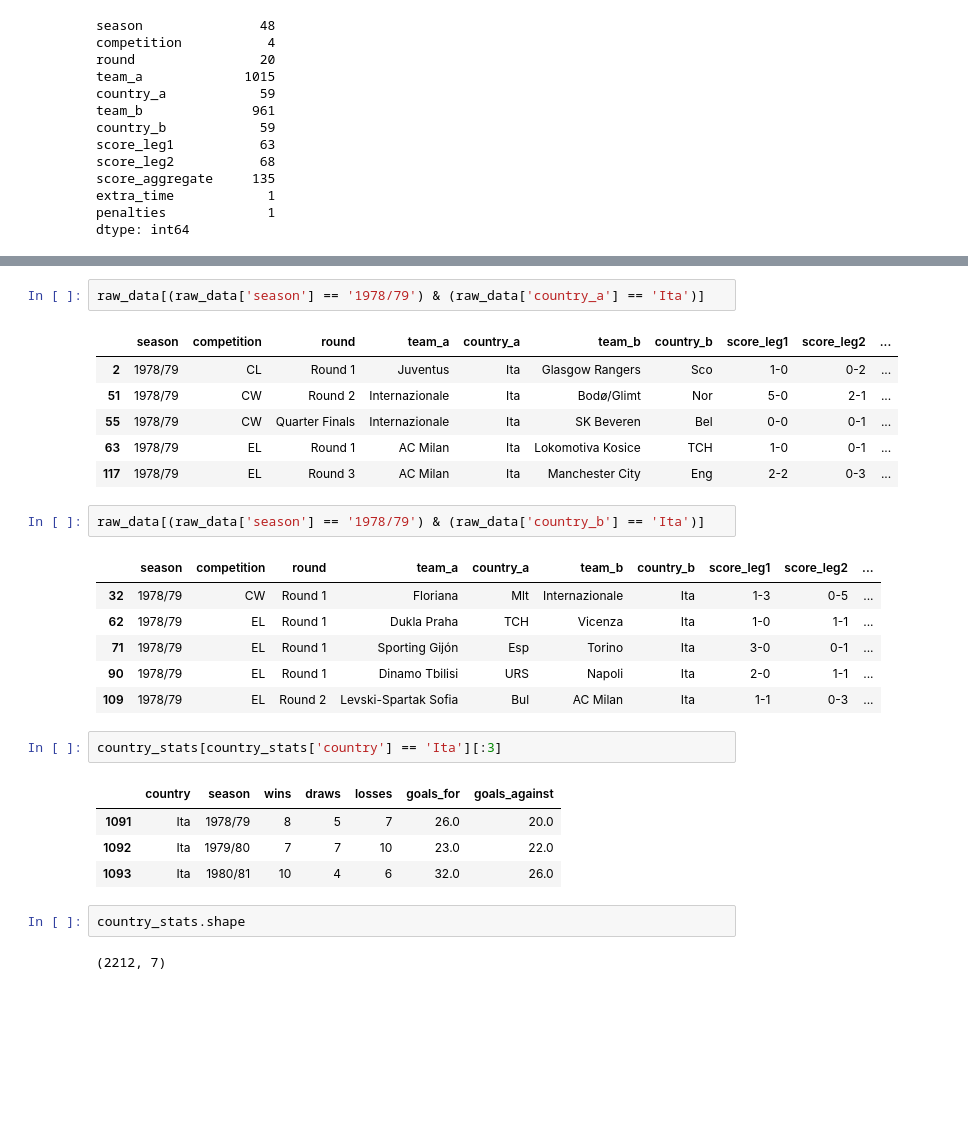
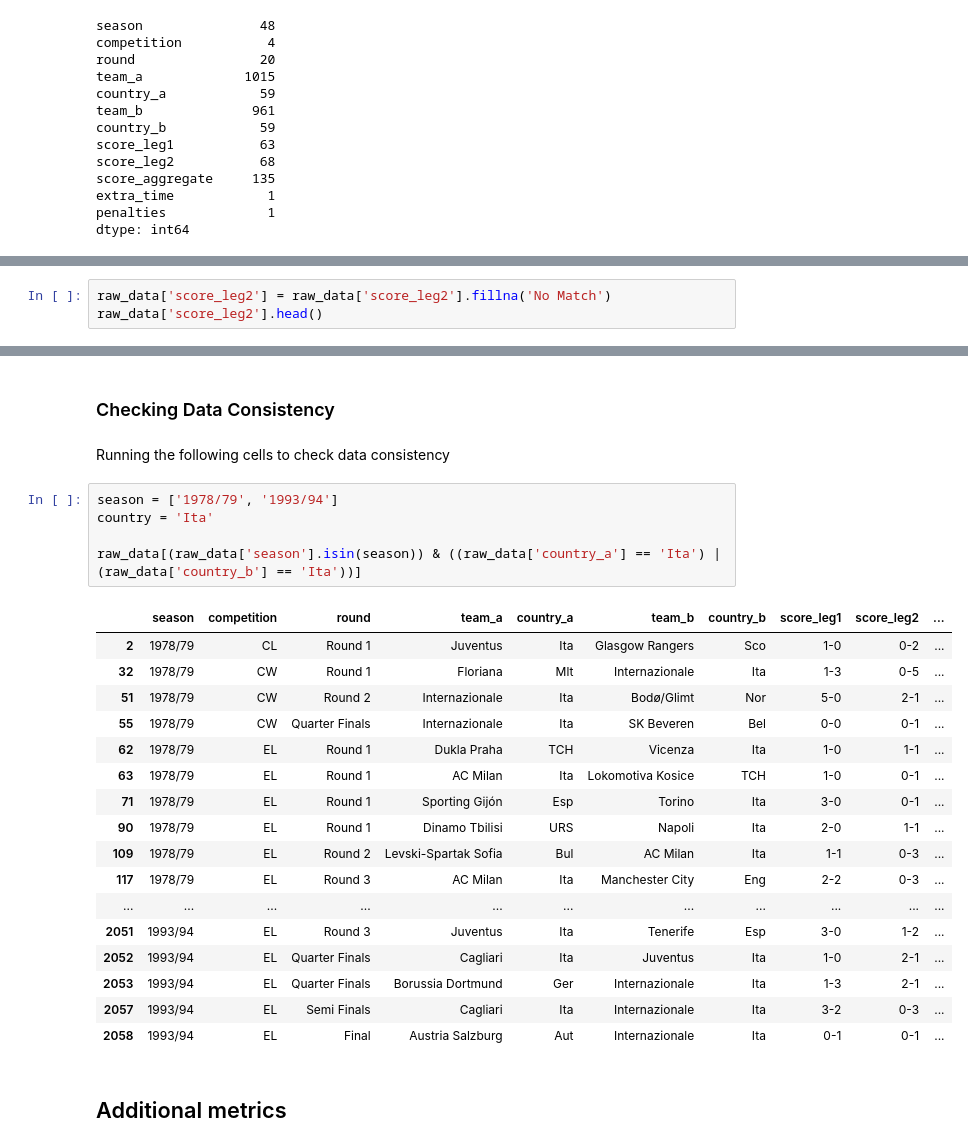
Before and after one commit to pacoraggio/Italian-Football-Clubs-Analysis, a Jupyter notebook: notebooks/data_wrangling.ipynb, the cells around one changed output, grey strips where cells are left out. Saved outputs shown, nothing was run; the diff lists cells and outputs as text; blank space fills up the shorter version.

Commit message:
first dataset with additional metrics

```diff
--- a/notebooks/data_wrangling.ipynb
+++ b/notebooks/data_wrangling.ipynb
@@ -101,0 +102,3 @@ raw_data[raw_data['team_a'] == 'Napoli']
+# %%
+raw_data['score_leg2'] = raw_data['score_leg2'].fillna('No Match')
+raw_data['score_leg2'].head()
@@ -197,29 +393,29 @@ country_stats.head()
+# %% [markdown]
+### Checking Data Consistency
+# %% [markdown]
+Running the following cells to check data consistency
 # %%
-raw_data[(raw_data['season'] == '1978/79') & (raw_data['country_a'] == 'Ita')]
+season = ['1978/79', '1993/94']
+country = 'Ita'
+
+raw_data[(raw_data['season'].isin(season)) & ((raw_data['country_a'] == 'Ita') | (raw_data['country_b'] == 'Ita'))]
 # %% [output]
 |  | season | competition | round | team_a | country_a | team_b | country_b | score_leg1 | score_leg2 | ... |
 | 2 | 1978/79 | CL | Round 1 | Juventus | Ita | Glasgow Rangers | Sco | 1-0 | 0-2 | ... |
+| 32 | 1978/79 | CW | Round 1 | Floriana | Mlt | Internazionale | Ita | 1-3 | 0-5 | ... |
 | 51 | 1978/79 | CW | Round 2 | Internazionale | Ita | Bodø/Glimt | Nor | 5-0 | 2-1 | ... |
 | 55 | 1978/79 | CW | Quarter Finals | Internazionale | Ita | SK Beveren | Bel | 0-0 | 0-1 | ... |
+| 62 | 1978/79 | EL | Round 1 | Dukla Praha | TCH | Vicenza | Ita | 1-0 | 1-1 | ... |
 | 63 | 1978/79 | EL | Round 1 | AC Milan | Ita | Lokomotiva Kosice | TCH | 1-0 | 0-1 | ... |
+| 71 | 1978/79 | EL | Round 1 | Sporting Gijón | Esp | Torino | Ita | 3-0 | 0-1 | ... |
+| 90 | 1978/79 | EL | Round 1 | Dinamo Tbilisi | URS | Napoli | Ita | 2-0 | 1-1 | ... |
+| 109 | 1978/79 | EL | Round 2 | Levski-Spartak Sofia | Bul | AC Milan | Ita | 1-1 | 0-3 | ... |
 | 117 | 1978/79 | EL | Round 3 | AC Milan | Ita | Manchester City | Eng | 2-2 | 0-3 | ... |
+| ... | ... | ... | ... | ... | ... | ... | ... | ... | ... | ... |
+| 2051 | 1993/94 | EL | Round 3 | Juventus | Ita | Tenerife | Esp | 3-0 | 1-2 | ... |
+| 2052 | 1993/94 | EL | Quarter Finals | Cagliari | Ita | Juventus | Ita | 1-0 | 2-1 | ... |
+| 2053 | 1993/94 | EL | Quarter Finals | Borussia Dortmund | Ger | Internazionale | Ita | 1-3 | 2-1 | ... |
+| 2057 | 1993/94 | EL | Semi Finals | Cagliari | Ita | Internazionale | Ita | 3-2 | 0-3 | ... |
+| 2058 | 1993/94 | EL | Final | Austria Salzburg | Aut | Internazionale | Ita | 0-1 | 0-1 | ... |
-# %%
-raw_data[(raw_data['season'] == '1978/79') & (raw_data['country_b'] == 'Ita')]
-# %% [output]
-|  | season | competition | round | team_a | country_a | team_b | country_b | score_leg1 | score_leg2 | ... |
-| 32 | 1978/79 | CW | Round 1 | Floriana | Mlt | Internazionale | Ita | 1-3 | 0-5 | ... |
-| 62 | 1978/79 | EL | Round 1 | Dukla Praha | TCH | Vicenza | Ita | 1-0 | 1-1 | ... |
-| 71 | 1978/79 | EL | Round 1 | Sporting Gijón | Esp | Torino | Ita | 3-0 | 0-1 | ... |
-| 90 | 1978/79 | EL | Round 1 | Dinamo Tbilisi | URS | Napoli | Ita | 2-0 | 1-1 | ... |
-| 109 | 1978/79 | EL | Round 2 | Levski-Spartak Sofia | Bul | AC Milan | Ita | 1-1 | 0-3 | ... |
-# %%
-country_stats[country_stats['country'] == 'Ita'][:3]
-# %% [output]
-|  | country | season | wins | draws | losses | goals_for | goals_against |
-| 1091 | Ita | 1978/79 | 8 | 5 | 7 | 26.0 | 20.0 |
-| 1092 | Ita | 1979/80 | 7 | 7 | 10 | 23.0 | 22.0 |
-| 1093 | Ita | 1980/81 | 10 | 4 | 6 | 32.0 | 26.0 |
-# %%
-country_stats.shape
-# %% [output]
-(2212, 7)
+# %% [markdown]
+## Additional metrics
```
Also changed, not shown: parts of 34 cells of this notebook.
